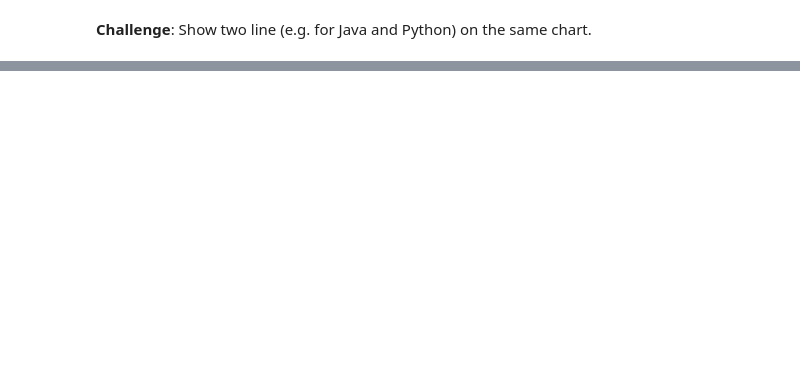
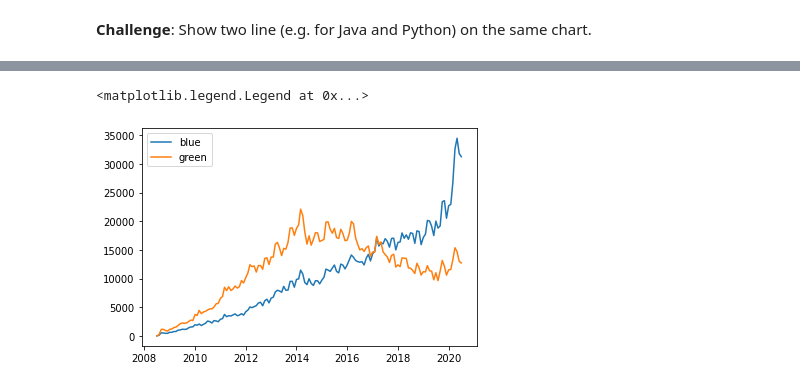
Before and after one commit to koushik16/Analysis-on-Programming-laguages-over-years, a Jupyter notebook: Programming_Languages_(start).ipynb, the cells around one changed output, grey strips where cells are left out. Saved outputs shown, nothing was run; the diff lists cells and outputs as text; code cells hidden in the pictures; blank space fills up the shorter version.

```diff
--- a/Programming_Languages_(start).ipynb
+++ b/Programming_Languages_(start).ipynb
@@ -122,0 +196,6 @@ Time series data can be quite noisy, with a lot of up and down spikes. To better
+# %%
+plt.plot(new_df.index,new_df.python, new_df.index, new_df.java)
+plt.legend(['blue','green'],loc="upper left")
+# %% [output]
+<matplotlib.legend.Legend at 0x...>
+[figure, added]
```
Also changed, not shown: parts of 19 cells of this notebook.
